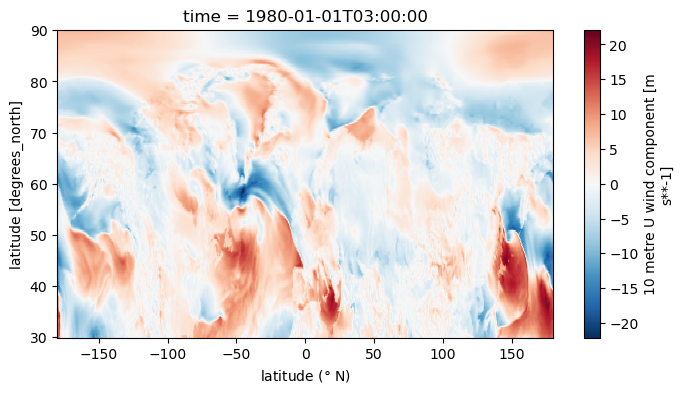
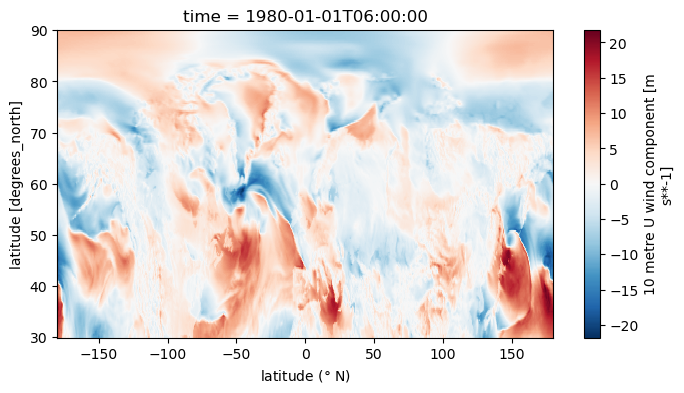
The change to this notebook cell's code, shown as a diff; its figure went from the first image to the second:
--- before
+++ after
@@ -2,5 +2,5 @@
 plt.rcParams['figure.figsize'] = [8, 4
                                   ]
-data_forcing_jan["u10"].isel(time=1).plot(cmap="RdBu_r")
+data_forcing_jan["u10"].isel(time=2).plot(cmap="RdBu_r")
 #plt.title("10 metre U wind component")
 plt.xlabel("longitude ($\\degree$ E)")

Commit: Added some loading of the dataset functions.